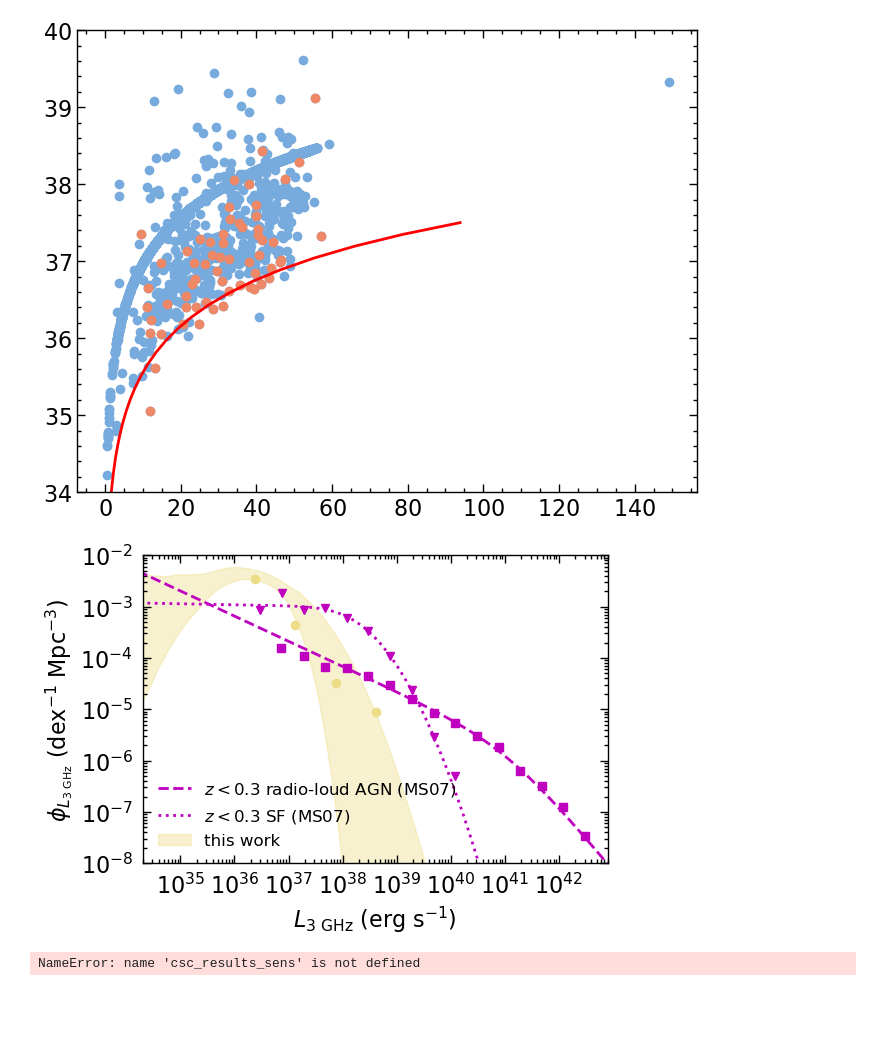
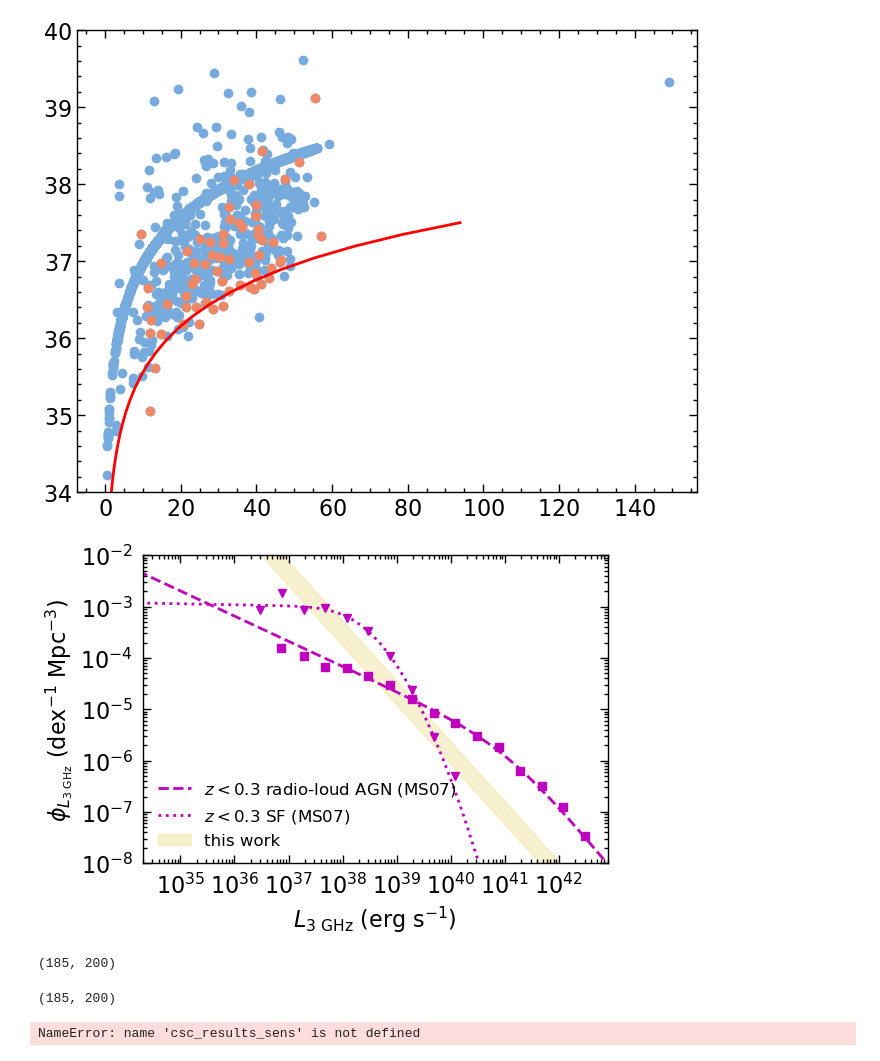
Before and after one commit to burke86/imbh_demographics, a Jupyter notebook: vla.ipynb, the cells around one changed output. Drawn from its saved outputs; the diff is of its cells as text; code cells hidden in the pictures; blank space fills up the shorter version.

```diff
--- a/vla.ipynb
+++ b/vla.ipynb
@@ -48,8 +31,5 @@ plt.plot(yy, (1-st.norm.sf(yy- -5))*st.norm.cdf(yy-5), lw=10, zorder=-1)
 # %%
-def f_X(x, x0, f_a=1, delta=1, theta=2.5):
-
-    # Occupation function (Miller 2015)
-    #focc = 1/2*(1 + np.tanh(2.5**np.abs(8.9 - x0) * (x - x0) / a))
+def f_r(x, x0, f_a=1, delta=1, theta=2.5):
 
     focc = 1/(1 + delta * np.exp(-theta*(x - x0)))**(1/delta)
 
@@ -138,9 +103,11 @@ def log_likelihood_init(theta, x, y, xerr, yerr):
 # %%
 def log_prior(theta):
-    logms0, alpha, beta, log_f, f_a, log_delta, theta2 = theta
-    # Priors
-    if -5.0 < logms0 < 5.0 and -5.0 < alpha < 5.0 and 0.0 < beta < 5.0 and -2.0 < log_f < 1.0 and 0 < f_a < 1 and -1 < log_delta < 10 and 0.01 < theta2 < 50:
-      return 0.0
+    logms0, log_lam_min, delta1, log_f, f_a, delta, theta2 = theta
+
+    # Power-Law Priors
+    if 5.0 < logms0 < 12.0 and -10 < log_lam_min < 0 and 0.01 < delta1 < 2.0 and -2.0 < log_f < 1.0 and 0 < f_a < 1 and 0.01 < delta < 50 and 0.01 < theta2 < 50:
+        return 0.0
+
     return -np.inf
 # %%
 hdul = fits.open('catalog.fits')
@@ -866,7 +807,7 @@ data_50Mpc_out.write('radiotable.tab', format='latex', overwrite=True, include_n
 plt.scatter(dist, y+yp)
 plt.scatter(dist[yerr>0], y[yerr>0]+yp)
 
-sens_lim = (1*u.mJy).to(u.erg/u.s/u.cm**2, equivalencies=u.spectral_density(3*u.GHz)).value
+sens_lim = 5*(1*u.mJy).to(u.erg/u.s/u.cm**2, equivalencies=u.spectral_density(3*u.GHz)).value
 
 log_l_eval = np.linspace(30, 39.5)
 l_eval = 10**log_l_eval
@@ -962,10 +903,15 @@ ax3.set_yscale('log')
 #TODO: Check bin center
 
 # grid
-dlogm = .1
+dlogm = 0.1
 logms = np.arange(2.0, 20.5, dlogm)
 ms = 10**logms
 dms = np.diff(ms)
+
+dloglam = 0.1
+loglam_eval = np.arange(-15, 4, dloglam)
+lam_eval = 10**loglam_eval
+dlam_eval = np.diff(lam_eval)
 
 Nsamp = 200
 #Nsamp = len(flat_samples)
@@ -994,13 +940,8 @@ for i in range(Nsamp):
     dmb = np.diff(mb)
 
     # LX - Ms relation
-    alpha_l = flat_samples[i,1]
-    beta_l = flat_samples[i,2]
-    sigma_l = flat_samples[i,3]
-    fa = flat_samples[i,4]
-    logms0_l = np.log10(3*1e10)
-
-    logl = alpha_l + beta_l*(logms - 10)
+    x_bh_eval = 7.43 + 1.61*(logms - np.log10(3e10)) # 0.81
+    logl = -1 + 38.2 + x_bh_eval
     l = 10**logl
     dl = np.diff(l)
     dlogl = np.diff(logl)[0]
@@ -1013,9 +954,19 @@ for i in range(Nsamp):
     x50i = flat_samples[i,0]
     foccs[:,i] = 1/(1 + xii * np.exp(-theta2i*(logms - x50i)))**(1/xii)
 
+    alpha = 1 + flat_samples[i,2]
+    lam_min = 10**flat_samples[i,1]
+
+    pdf_pl = (alpha-1) * lam_min**(alpha-1) * lam_eval**-alpha # This is the INTRINSIC ERDF
+
+    xi_star = 10**-9.64
+
+    bhmfi = np.array([np.trapz(foccs[:,i] * gsmf[:,i] * st.norm.pdf(logmbi-logms, loc=logmb-logms, scale=sigma_m)*dlogm) for logmbi in logmb])
+
     # Convolve
     # fa
-    bhlf[:,i] = np.array([np.trapz(fa * foccs[:,i] * gsmf[:,i] * st.norm.pdf(logli-logms, loc=logl-logms, scale=sigma_l)*dlogm) for logli in logl])
+    #bhlf[:,i] = np.array([np.trapz(fa * foccs[:,i] * gsmf[:,i] * st.norm.pdf(logli-logms, loc=logl-logms, scale=sigma_l)*dlogm) for logli in logl])
+    bhlf[:,i] = np.array([np.trapz(np.interp(logli - loglam_eval, logmb + 38.2, bhmfi) * pdf_pl * xi_star * dloglam) for logli in logl])
 
 
 ###
@@ -1052,34 +1003,42 @@ bins = np.linspace(36, 39, 5)
 n, bins = np.histogram((y+yp)[(yerr > 0)], weights=5*(invVmax_l(y+yp))[(yerr > 0)]/p_obs[(yerr > 0)], bins=bins)
 err, bins = np.histogram((y+yp)[(yerr > 0)], weights=((invVmax_l(y+yp))[(yerr > 0)]/p_obs[(yerr > 0)])**2, bins=bins)
 bin_centers = (bins[:-1] + bins[1:]) / 2
 ax3.errorbar(10**bin_centers, n, yerr=np.sqrt(err), linestyle='none', marker='o', color=color)
 
 ########
 ax3.fill_between(l, np.percentile(bhlf, 16, axis=1), np.percentile(bhlf, 84, axis=1), color=color, alpha=0.4, label='this work')
 #ax3.set_xlim(1e37, 1e48)
 ax3.set_xlim(2e34, 8e42)
 ax3.set_ylim(1e-8, 1e-2)
 ax3.set_xlabel(r'$L_{3\ {\rm{GHz}}}$ (erg s$^{-1}$)')
 ax3.set_ylabel(r'$\phi_{L_{3\ \rm{GHz}}}$ (dex$^{-1}$ Mpc$^{-3})$')
 ax3.legend(fontsize=12)
 
 locmaj = matplotlib.ticker.LogLocator(base=10,numticks=14)
 ax3.yaxis.set_major_locator(locmaj)
 locmin = matplotlib.ticker.LogLocator(base=10.0,subs=(0.1,0.2,0.3,0.4,0.5,0.6,0.7,0.8,0.9),numticks=14)
 ax3.yaxis.set_minor_locator(locmin)
 ax3.yaxis.set_minor_formatter(matplotlib.ticker.NullFormatter())
 ax3.tick_params(axis='y', which='major', pad=7)
 
 # Axis
 locmaj = matplotlib.ticker.LogLocator(base=10,numticks=14)
 ax3.xaxis.set_major_locator(locmaj)
 locmin = matplotlib.ticker.LogLocator(base=10.0,subs=(0.1,0.2,0.3,0.4,0.5,0.6,0.7,0.8,0.9),numticks=14)
 ax3.xaxis.set_minor_locator(locmin)
 ax3.xaxis.set_minor_formatter(matplotlib.ticker.NullFormatter())
 ax3.tick_params(axis='x', which='major', pad=7)
 fig3.savefig('lfradio.pdf', dpi=300)
 # %% [output]
-[figure, old version]
+[figure, new version]
+# %%
+foccs.shape
+# %% [output]
+(185, 200)
+# %%
+gsmf.shape
+# %% [output]
+(185, 200)
 # %%
 sens_lim = 10**np.nanmedian(np.log10(csc_results_sens['flux_sens_b'])[np.log10(csc_results_sens['flux_sens_b'])<30])
 # %% [output]
```
Also changed, not shown: parts of 10 cells of this notebook.
